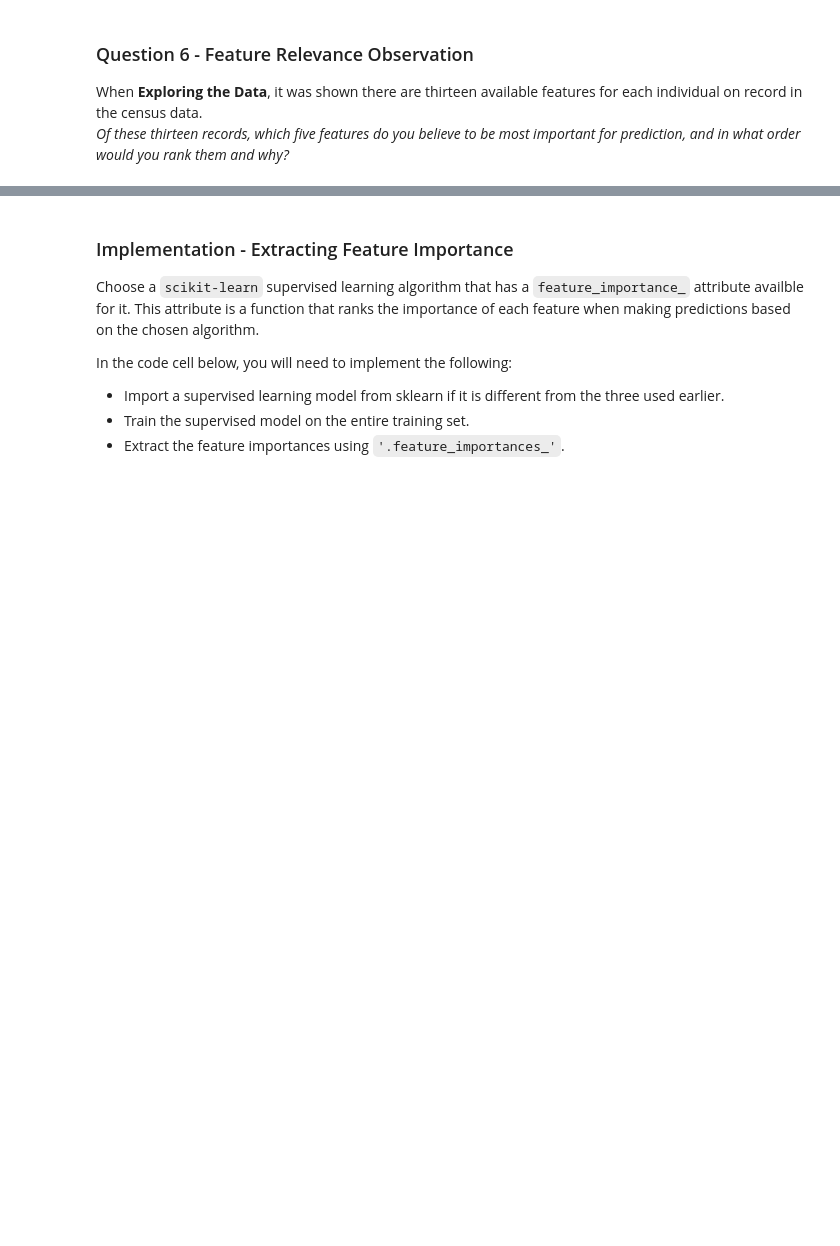
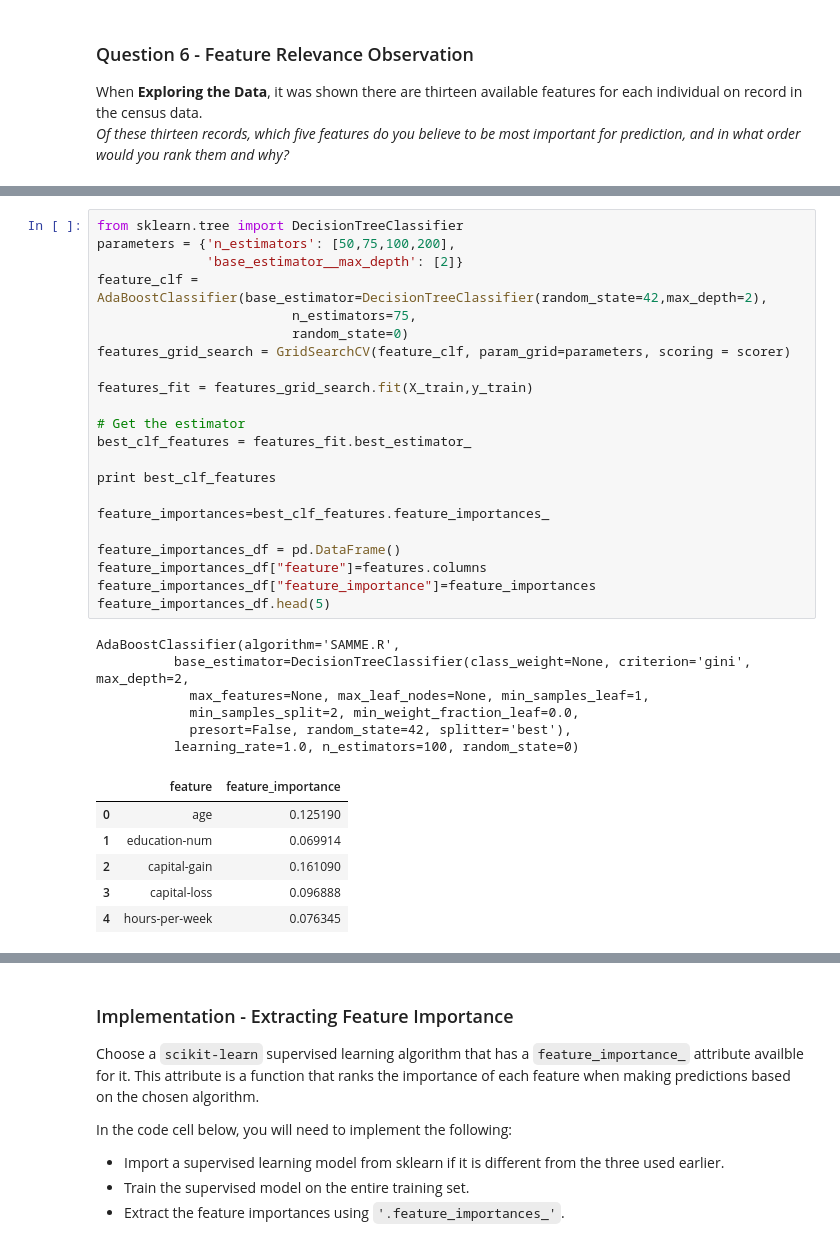
Before and after one commit to phanindravarma38/CensusData_SupervisedLearning, a Jupyter notebook: finding_donors.ipynb, the cells around one changed output, grey strips where cells are left out. Saved outputs shown, nothing was run; the diff lists cells and outputs as text; blank space fills up the shorter version.

```diff
--- a/finding_donors.ipynb
+++ b/finding_donors.ipynb
@@ -716,0 +700,35 @@ From the above plots(on data_int and data_cat), we can say these features are mo
+# %%
+from sklearn.tree import DecisionTreeClassifier
+parameters = {'n_estimators': [50,75,100,200],
+              'base_estimator__max_depth': [2]}
+feature_clf = AdaBoostClassifier(base_estimator=DecisionTreeClassifier(random_state=42,max_depth=2),
+                         n_estimators=75,
+                         random_state=0)
+features_grid_search = GridSearchCV(feature_clf, param_grid=parameters, scoring = scorer)
+
+features_fit = features_grid_search.fit(X_train,y_train)
+
+# Get the estimator
+best_clf_features = features_fit.best_estimator_
+
+print best_clf_features
+
+feature_importances=best_clf_features.feature_importances_
+
+feature_importances_df = pd.DataFrame()
+feature_importances_df["feature"]=features.columns
+feature_importances_df["feature_importance"]=feature_importances
+feature_importances_df.head(5)
+# %% [output]
+AdaBoostClassifier(algorithm='SAMME.R',
+          base_estimator=DecisionTreeClassifier(class_weight=None, criterion='gini', max_depth=2,
+            max_features=None, max_leaf_nodes=None, min_samples_leaf=1,
+            min_samples_split=2, min_weight_fraction_leaf=0.0,
+            presort=False, random_state=42, splitter='best'),
+          learning_rate=1.0, n_estimators=100, random_state=0)
+|  | feature | feature_importance |
+| 0 | age | 0.125190 |
+| 1 | education-num | 0.069914 |
+| 2 | capital-gain | 0.161090 |
+| 3 | capital-loss | 0.096888 |
+| 4 | hours-per-week | 0.076345 |
```
Also changed, not shown: parts of 13 cells of this notebook.
